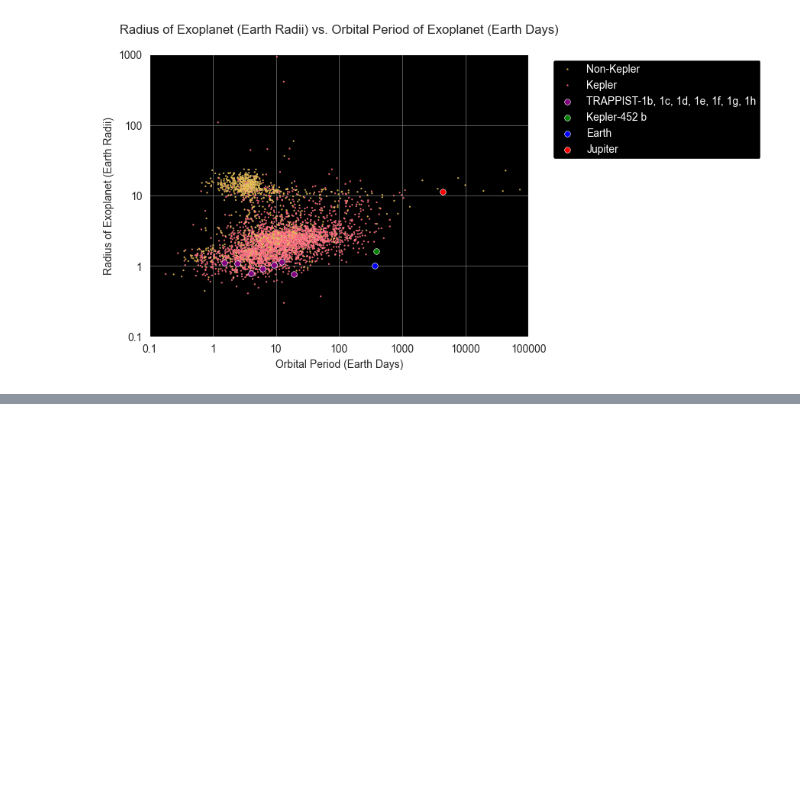
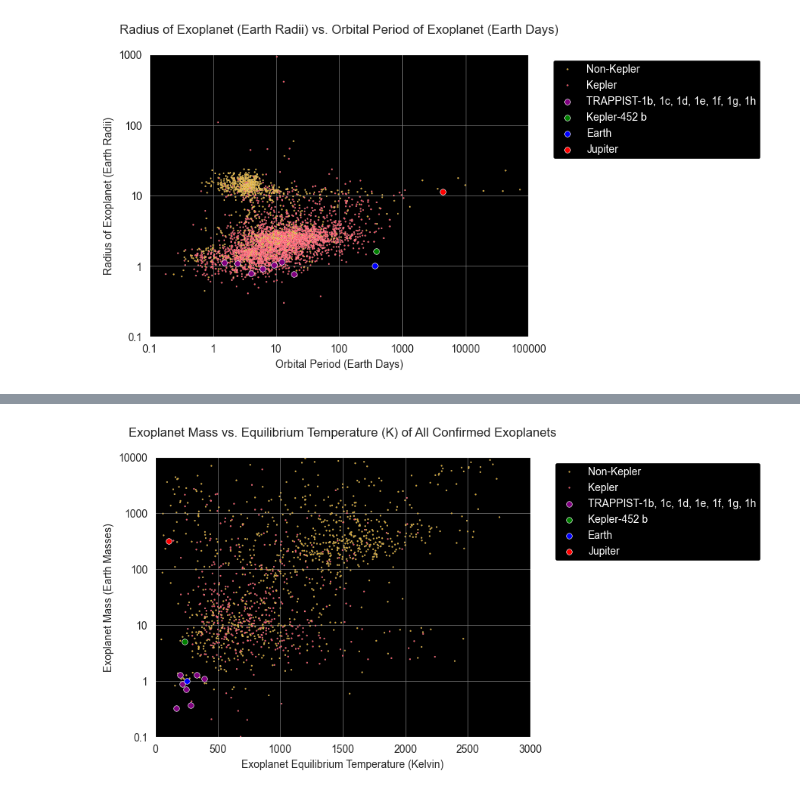
Before and after one commit to Graviton12/Exoplanet-Data-Analysis, a Jupyter notebook: exoplanetScatterplots.ipynb, the cells around one changed output, grey strips where cells are left out. Saved outputs shown, nothing was run; the diff lists cells and outputs as text; code cells hidden in the pictures; blank space fills up the shorter version.

```diff
--- a/exoplanetScatterplots.ipynb
+++ b/exoplanetScatterplots.ipynb
@@ -365 +490,77 @@ plt.show()
+# %%
+# Sample data for Jupiter and Earth
+jupiter = pd.DataFrame({
+    'planet_name': ['Jupiter'],
+    'planet_mass_earth_mass': [317.8],  # Jupiter's mass in Earth masses
+    'planet_equil_temp_k': [110],  # Example equilibrium temperature for Jupiter
+    'Kepler Planet': ['Non-Kepler']
+})
+
+earth = pd.DataFrame({
+    'planet_name': ['Earth'],
+    'planet_mass_earth_mass': [1],
+    'planet_equil_temp_k': [255],  # Example equilibrium temperature for Earth
+    'Kepler Planet': ['Non-Kepler']
+})
+
+# Combine the highlighted points DataFrame with the original DataFrame
+combined_data = pd.concat([filtered_exoplanets, jupiter, earth], ignore_index=True)
+
+# Function to determine if a planet is Kepler or not
+def is_kepler(planet_name):
+    return 'Kepler' if 'Kepler' in planet_name or 'K2' in planet_name else 'Non-Kepler'
+
+# Create a new column 'Kepler Planet' based on the 'planet_name' column
+combined_data['Kepler Planet'] = combined_data['planet_name'].apply(is_kepler)
+
+# Define colors for Kepler and non-Kepler planets
+colors = {'Kepler': '#FD4659', 'Non-Kepler': 'goldenrod'}
+
+sns.set_style("darkgrid", {"axes.facecolor": "black"})
+
+# Scatter Plot: Exoplanet Mass vs. Equilibrium Temperature
+sns.scatterplot(data=combined_data, x='planet_equil_temp_k', y='planet_mass_earth_mass', hue='Kepler Planet', palette=colors, s=2)
+plt.xlabel('Exoplanet Equilibrium Temperature (Kelvin)')
+plt.ylabel('Exoplanet Mass (Earth Masses)')
+plt.title('Exoplanet Mass vs. Equilibrium Temperature (K) of All Confirmed Exoplanets' , pad=20)
+
+# Set logarithmic scale for the y-axis
+plt.yscale('log')
+
+
+# Set fixed x-axis limits
+plt.xlim(0, 3000)
+
+# Set fixed y-axis limits
+plt.ylim(0.1, 10000)
+
+# Customize tick label format
+plt.gca().yaxis.set_major_formatter(ScalarFormatter())
+
+# Set major ticks for the y-axis
+plt.yticks([0.1, 1, 10, 100, 1000, 10000], ['0.1', '1', '10', '100', '1000', '10000'])
+
+# Highlight TRAPPIST points
+highlighted_trappist = combined_data[combined_data['planet_name'].str.contains('TRAPPIST')]
+sns.scatterplot(data=highlighted_trappist, x='planet_equil_temp_k', y='planet_mass_earth_mass', color='purple', s=30, label='TRAPPIST-1b, 1c, 1d, 1e, 1f, 1g, 1h')
+
+# Highlight specific point for Kepler-452 b
+highlighted_kepler452b = combined_data[combined_data['planet_name'] == 'Kepler-452 b']
+sns.scatterplot(data=highlighted_kepler452b.head(1), x='planet_equil_temp_k', y='planet_mass_earth_mass', color='green', edgecolor='white', s=30, label='Kepler-452 b')
+
+# Highlight specific points for Earth and Jupiter
+sns.scatterplot(data=earth, x='planet_equil_temp_k', y='planet_mass_earth_mass', color='blue', edgecolor='white', s=30, label='Earth')
+sns.scatterplot(data=jupiter, x='planet_equil_temp_k', y='planet_mass_earth_mass', color='red', edgecolor='white', s=30, label='Jupiter')
+
+# Change the grid color to be more visible on black background
+plt.grid(color='gray', linestyle='-', linewidth=0.5)
+
+# Adjust the legend
+legend = plt.legend(facecolor='black', edgecolor='white', framealpha=1, fontsize=10, bbox_to_anchor=(1.05, 1), loc='upper left')
+for text in legend.get_texts():
+    text.set_color('white')
+
+plt.show()
+# %% [output]
+[figure, added]
 # %%
```
Also changed, not shown: parts of 5 cells of this notebook.
